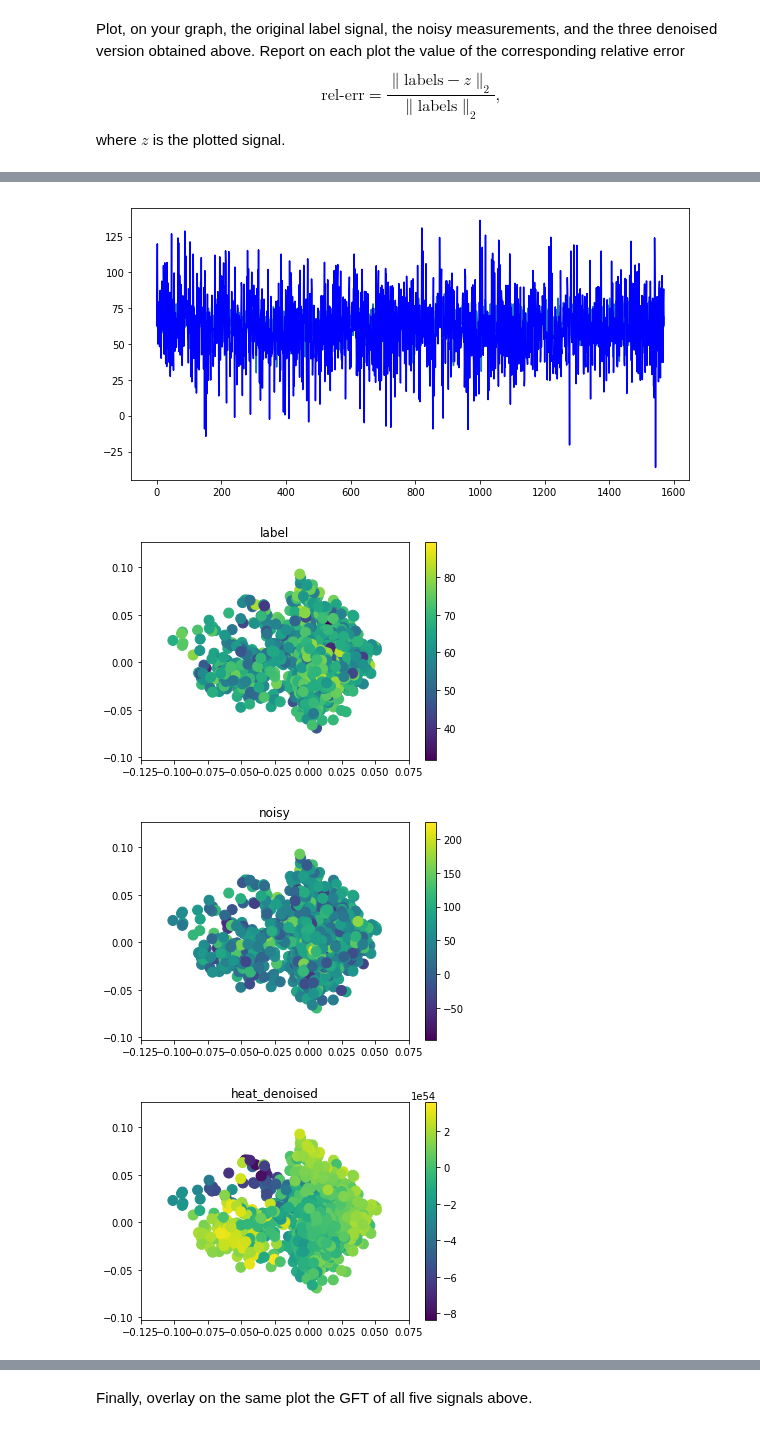
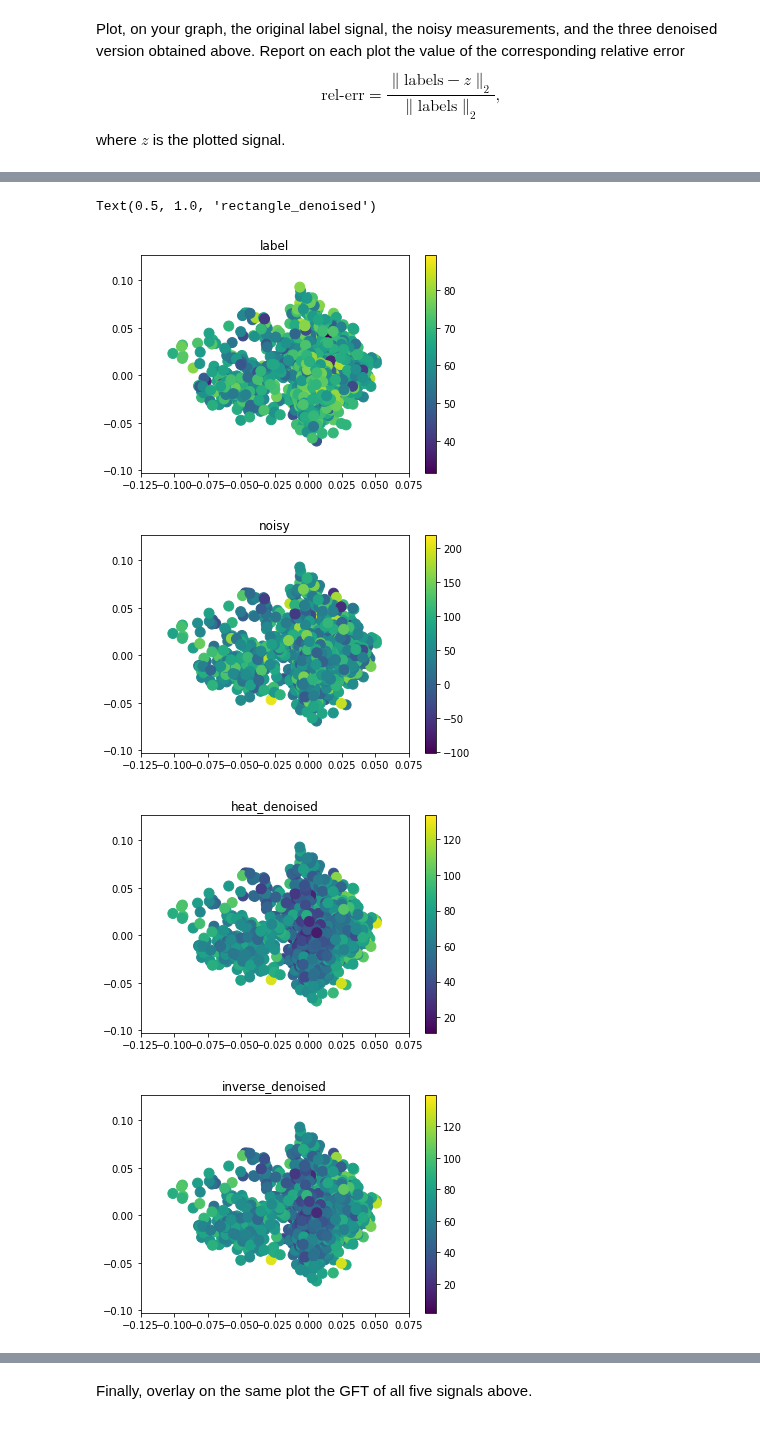
Before and after one commit to vndk36/Project_ntds2018, a Jupyter notebook: Milestone_4/4_Paul.ipynb, the cells around one changed output, grey strips where cells are left out. Cells and saved outputs as stored; diff of their text form; code cells hidden in the pictures.

```diff
--- a/Milestone_4/4_Paul.ipynb
+++ b/Milestone_4/4_Paul.ipynb
@@ -350,16 +350,16 @@ Implement the following three filter kernels and the graph filtering operation.
       One can then defer the keyword-value assignment to the `kernel` call: `foo = kernel(bar, **kwargs)`.
 # %%
 def heat_kernel(e, t):
-    return np.exp(-t*e)
+    return np.exp(-t*np.divide(e,max(e)))
 
 def inverse_kernel(e, t):
     return 1/((np.ones(n_nodes)+t*e))
 
 def rectangle_kernel(e, l_min, l_max):
-    return e * np.concatenate((np.zeros(l_min),np.ones(l_max-l_min),np.zeros(n_nodes-l_max)))
+    return np.concatenate((np.zeros(l_min),np.ones(l_max-l_min),np.zeros(n_nodes-l_max)))#*e
 
 def graph_filter(x, kernel, **kwargs):
-    return iGFT(kernel(GFT(x), **kwargs))
+    return iGFT(kernel(e, **kwargs)*GFT(x))
 # %% [markdown]
 ### Question 7
 
@@ -423,8 +423,8 @@ Finding the solution to this problem is equivalent to applying the inverse kerne
 
 Now, denoise the noisy measurements by passing them through the filters that you implemented in Question 6. Choose the filter parameters based on the behavior of the GFT of your original label signal (this is the prior knowledge that you input to the problem).
 # %%
-z_heat_denoised = graph_filter(noisy_measurements, heat_kernel, t=0.5)
-z_inv_denoised = graph_filter(noisy_measurements, inverse_kernel, t=0.5)
+z_heat_denoised = graph_filter(noisy_measurements, heat_kernel, t=2)
+z_inv_denoised = graph_filter(noisy_measurements, inverse_kernel, t=3)
 z_rect_denoised = graph_filter(noisy_measurements, rectangle_kernel, l_min=0, l_max=300)
 # %% [markdown]
 Plot, on your graph, the original label signal, the noisy measurements, and the three denoised version obtained above. Report on each plot the value of the corresponding relative error
@@ -433,16 +433,22 @@ $$
 $$
 where $z$ is the plotted signal.
 # %%
-plt.figure(figsize=(10,5))
-plt.plot(labels[:,1])
+#plt.figure(figsize=(10,5))
+#plt.plot(labels[:,1])
 #plt.plot(noisy_measurements, "r")
 #plt.plot(z_heat_denoised)
 #plt.plot(z_inv_denoised, "y")
-plt.plot(z_rect_denoised, "b")
+#plt.plot(z_rect_denoised, "b")
 
-rel_err_heat=np.abs(labels[:,1]-z_heat_denoised)/labels[:,1]
-rel_err_inv=np.abs(labels[:,1]-z_inv_denoised)/labels[:,1]
-rel_err_rect=np.abs(labels[:,1]-z_rect_denoised)/labels[:,1]
+rel_err_noisy=np.mean(np.abs(labels[:,1]-noisy_measurements)/labels[:,1])
+print(rel_err_noisy)
+rel_err_heat=np.mean(np.abs(labels[:,1]-z_heat_denoised)/labels[:,1])
+print(rel_err_heat)
+rel_err_inv=np.mean(np.abs(labels[:,1]-z_inv_denoised)/labels[:,1])
+print(rel_err_inv)
+rel_err_rect=np.mean(np.abs(labels[:,1]-z_rect_denoised)/labels[:,1])
+print(rel_err_rect)
+
 
 graph.plot_signal(labels[:,1])
 plt.title("label")
@@ -459,4 +468,5 @@ Text(0.5, 1.0, 'rectangle_denoised')
+Text(0.5, 1.0, 'rectangle_denoised')
-[figure, old version]
+[figure, new version]
-[figure, old version]
+[figure, new version]
-[figure, old version]
+[figure, new version]
-[figure, old version]
+[figure, new version]
```
Also changed, not shown: parts of 5 cells of this notebook.
